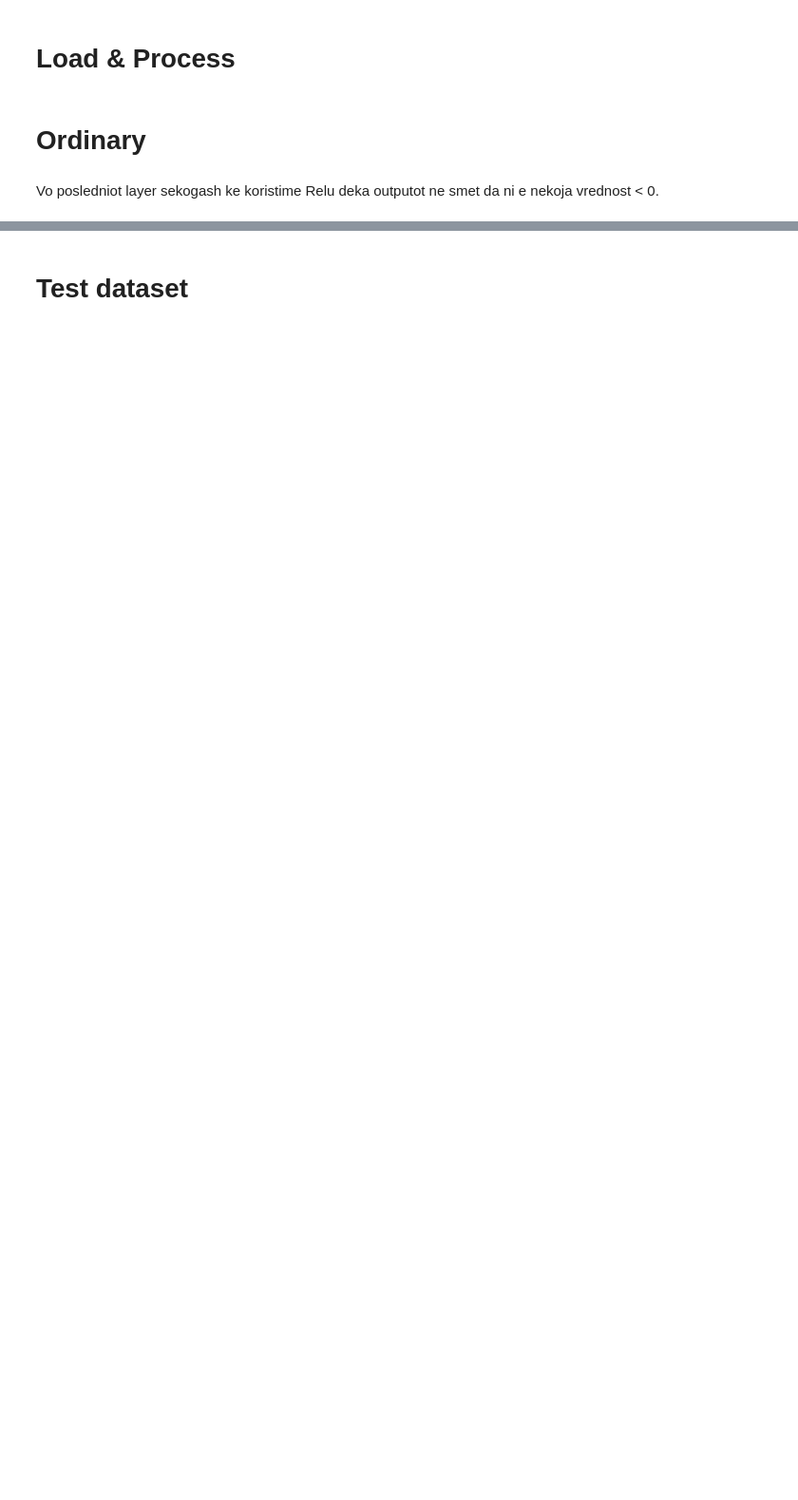
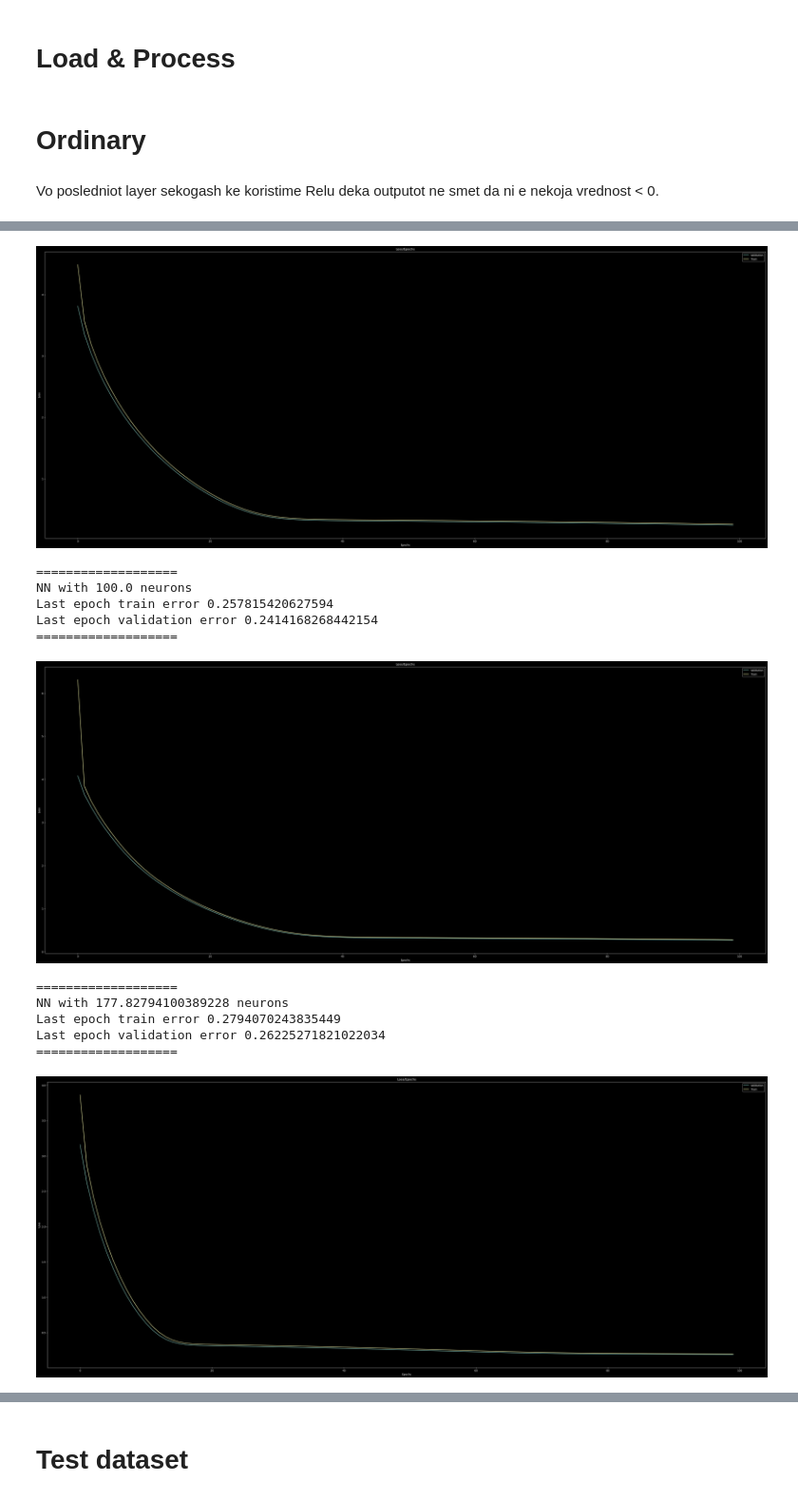
Before and after one commit to viki123v/housing-prices-analysis, a Jupyter notebook: notebooks/neural-nets.ipynb, the cells around one changed output, grey strips where cells are left out. Shown at 95% size. Cells and saved outputs as stored; diff of their text form; code cells hidden in the pictures; blank space fills up the shorter version.

```diff
--- a/notebooks/neural-nets.ipynb
+++ b/notebooks/neural-nets.ipynb
@@ -125,0 +185,33 @@ Epoch 70/70
+# %%
+param_space_hidden_layer_size = np.logspace(start=2, stop=3, base=10, num=5)
+results={}
+for p in param_space_hidden_layer_size:
+    nn = models.Sequential(
+        [
+            layers.Input((X_tr_proc.shape[1],)),
+            layers.Dense(
+                int(p),
+                activation=activations.leaky_relu,
+                kernel_initializer=GlorotUniform(0),
+            ),
+            layers.Dense(
+                1, activation=activations.relu, kernel_initializer=GlorotUniform(0)
+            ),
+        ]
+    )
+    tr_err,_=train_nn(epochs=100, nn=nn, X=X_tr_proc, y=Y_tr, should_print_epoch_losses=True,additional_print_msg=f'NN with {p} neurons')
+    results[p]=tr_err
+# %% [output]
+[figure, added]
+===================
+NN with 100.0 neurons
+Last epoch train error 0.257815420627594
+Last epoch validation error 0.2414168268442154
+===================
+[figure, added]
+===================
+NN with 177.82794100389228 neurons
+Last epoch train error 0.2794070243835449
+Last epoch validation error 0.26225271821022034
+===================
+[figure, added]
```
Also changed, not shown: parts of 30 cells of this notebook, 2 other files.
